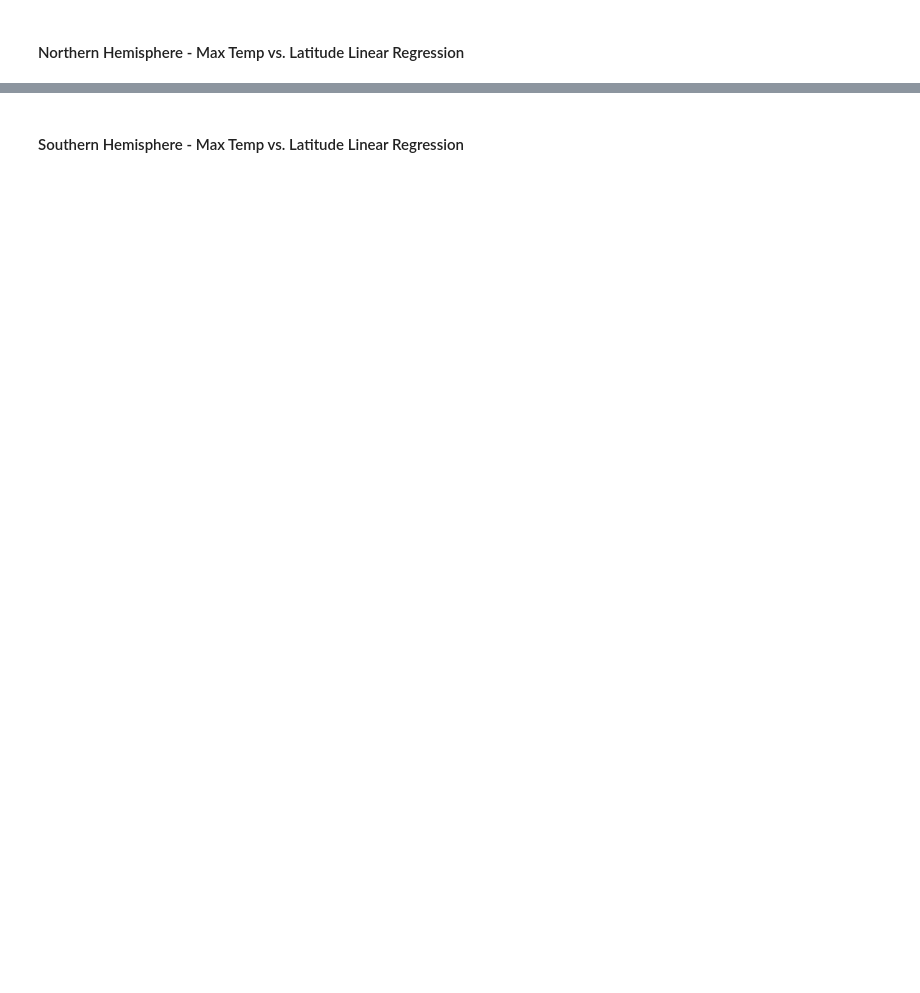
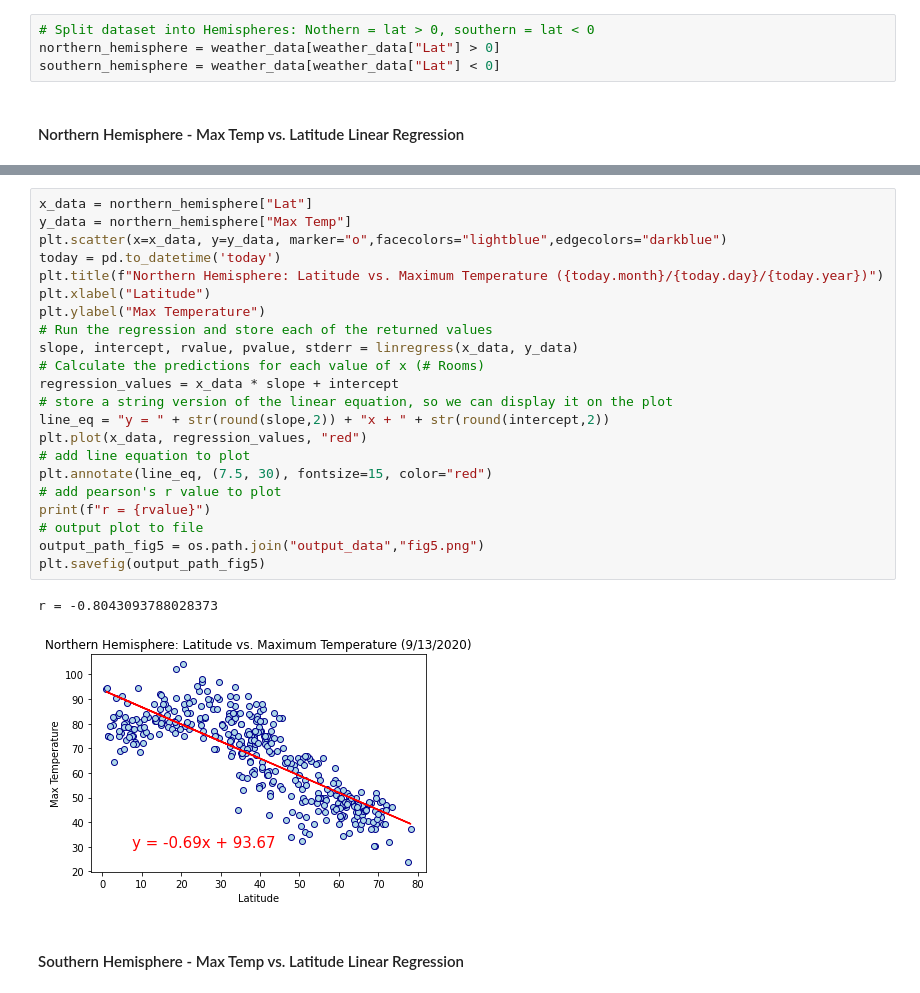
Before and after one commit to mcbien/python_apis_challenge, a Jupyter notebook: WeatherPy.ipynb, the cells around one changed output, grey strips where cells are left out. Cells and saved outputs as stored; diff of their text form; blank space fills up the shorter version.

```diff
--- a/WeatherPy.ipynb
+++ b/WeatherPy.ipynb
@@ -241,5 +242,9 @@ plt.savefig(output_path_fig4)
 [figure]
 # %% [markdown]
 ## Linear Regression
+# %%
+# Split dataset into Hemispheres: Nothern = lat > 0, southern = lat < 0
+northern_hemisphere = weather_data[weather_data["Lat"] > 0]
+southern_hemisphere = weather_data[weather_data["Lat"] < 0]
 # %% [markdown]
 ####  Northern Hemisphere - Max Temp vs. Latitude Linear Regression
@@ -250,2 +251,27 @@ The r-value is: 0.46937863826630627
+# %%
+x_data = northern_hemisphere["Lat"]
+y_data = northern_hemisphere["Max Temp"]
+plt.scatter(x=x_data, y=y_data, marker="o",facecolors="lightblue",edgecolors="darkblue")
+today = pd.to_datetime('today')
+plt.title(f"Northern Hemisphere: Latitude vs. Maximum Temperature ({today.month}/{today.day}/{today.year})")
+plt.xlabel("Latitude")
+plt.ylabel("Max Temperature")
+# Run the regression and store each of the returned values
+slope, intercept, rvalue, pvalue, stderr = linregress(x_data, y_data)
+# Calculate the predictions for each value of x (# Rooms)
+regression_values = x_data * slope + intercept
+# store a string version of the linear equation, so we can display it on the plot
+line_eq = "y = " + str(round(slope,2)) + "x + " + str(round(intercept,2))
+plt.plot(x_data, regression_values, "red")
+# add line equation to plot
+plt.annotate(line_eq, (7.5, 30), fontsize=15, color="red")
+# add pearson's r value to plot
+print(f"r = {rvalue}")
+# output plot to file
+output_path_fig5 = os.path.join("output_data","fig5.png")
+plt.savefig(output_path_fig5)
+# %% [output]
+r = -0.8043093788028373
+[figure, added]
 # %% [markdown]
 ####  Southern Hemisphere - Max Temp vs. Latitude Linear Regression
```
Also changed, not shown: parts of 17 cells of this notebook, 8 other files.
